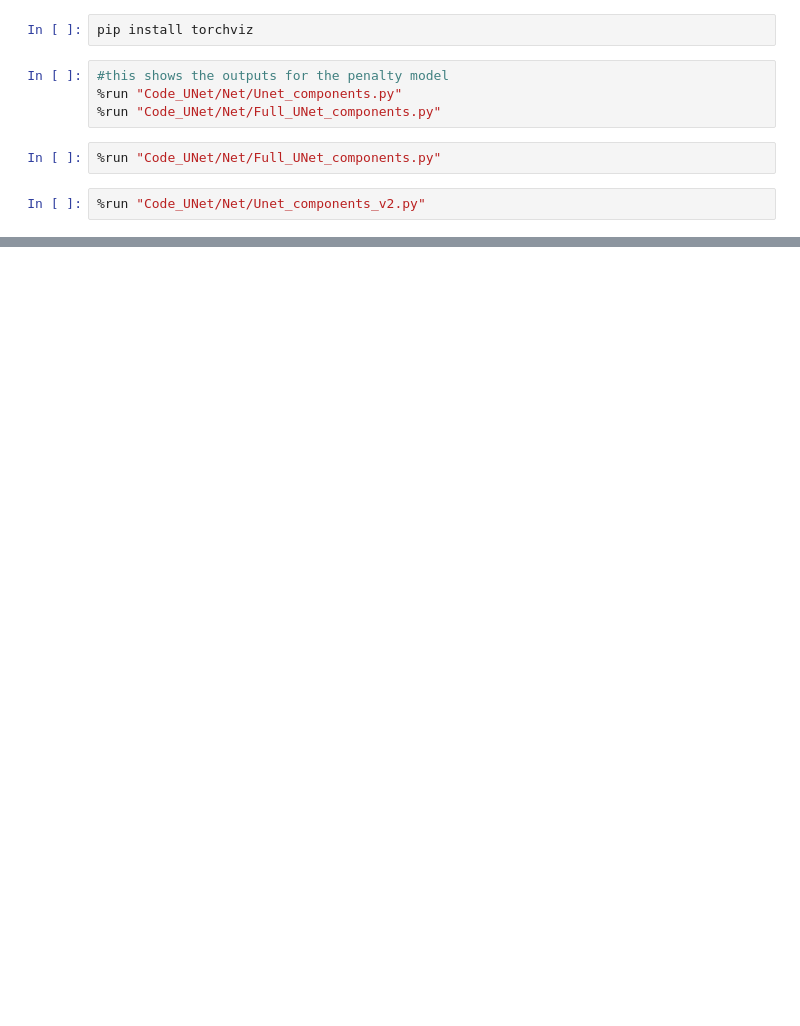
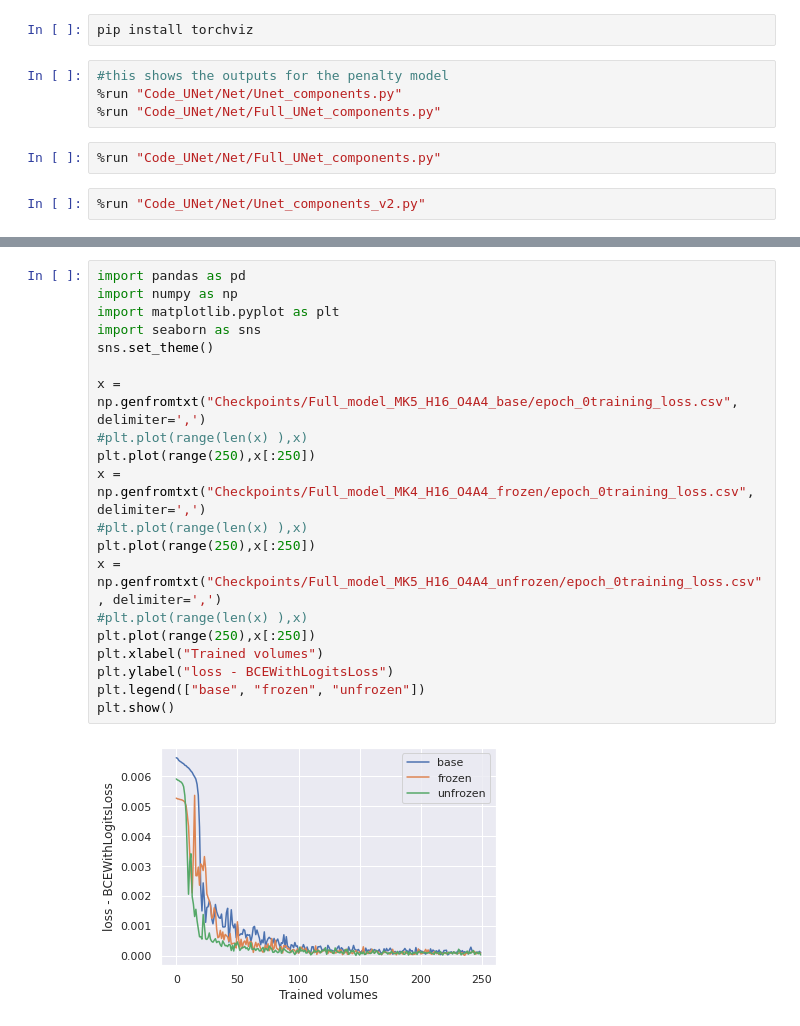
Before and after one commit to Jmckone1/unet, a Jupyter notebook: RANO comparison.ipynb, the cells around one changed output, grey strips where cells are left out. Cells and saved outputs as stored; diff of their text form; blank space fills up the shorter version.

```diff
--- a/RANO comparison.ipynb
+++ b/RANO comparison.ipynb
@@ -20,0 +143,22 @@ plt.show()
+# %%
+import pandas as pd
+import numpy as np
+import matplotlib.pyplot as plt
+import seaborn as sns
+sns.set_theme()
+
+x = np.genfromtxt("Checkpoints/Full_model_MK5_H16_O4A4_base/epoch_0training_loss.csv", delimiter=',')
+#plt.plot(range(len(x) ),x)
+plt.plot(range(250),x[:250])
+x = np.genfromtxt("Checkpoints/Full_model_MK4_H16_O4A4_frozen/epoch_0training_loss.csv", delimiter=',')
+#plt.plot(range(len(x) ),x)
+plt.plot(range(250),x[:250])
+x = np.genfromtxt("Checkpoints/Full_model_MK5_H16_O4A4_unfrozen/epoch_0training_loss.csv", delimiter=',')
+#plt.plot(range(len(x) ),x)
+plt.plot(range(250),x[:250])
+plt.xlabel("Trained volumes")
+plt.ylabel("loss - BCEWithLogitsLoss")
+plt.legend(["base", "frozen", "unfrozen"])
+plt.show()
+# %% [output]
+[figure, added]
```
Also changed, not shown: parts of 7 cells of this notebook, 7 other files.
